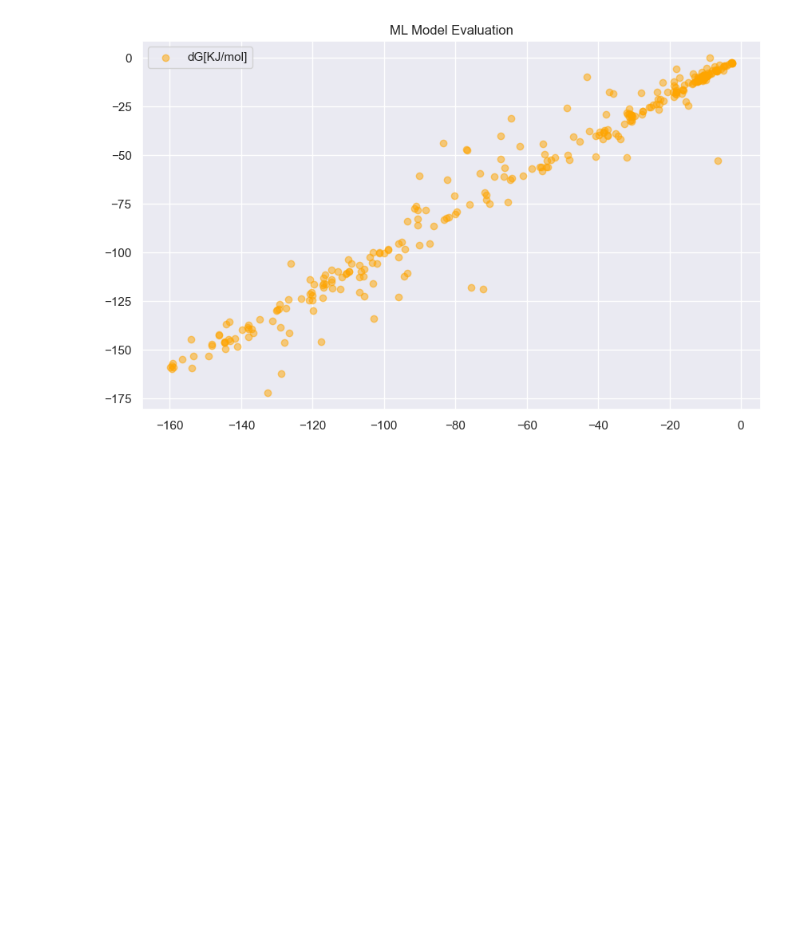
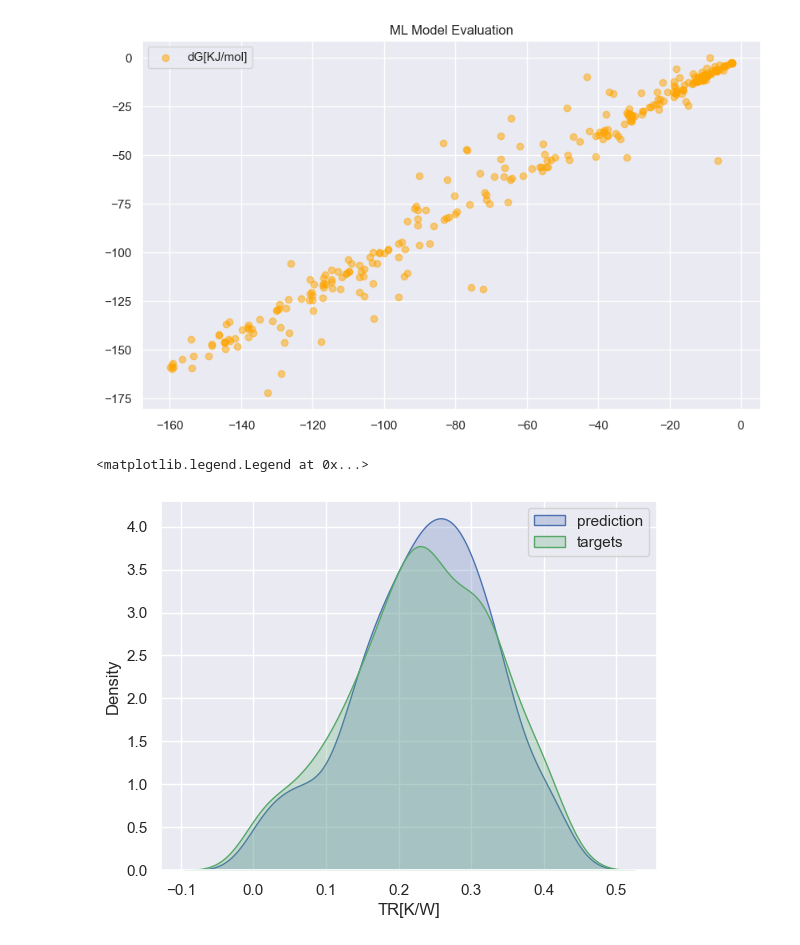
Before and after one commit to nirmalparmarphd/PulseHeatPipe, a Jupyter notebook: ml_solution_php.ipynb, the cells around one changed output. Saved outputs shown, nothing was run; the diff lists cells and outputs as text; code cells hidden in the pictures; blank space fills up the shorter version.

```diff
--- a/ml_solution_php.ipynb
+++ b/ml_solution_php.ipynb
@@ -170,6 +170,8 @@ from sklearn.compose import ColumnTransformer
 from sklearn.ensemble import RandomForestRegressor
 from sklearn.metrics import mean_absolute_error
 import matplotlib.pyplot as plt
+import seaborn as sns
+sns.set()
 
 numeric_features = ['Te[K]', 'P[bar]', 'FR']
 categorical_features = ['Fluid']
@@ -253,3 +255,10 @@ plt.legend()
 # %% [output]
 <matplotlib.legend.Legend at 0x...>
 [figure]
+# %%
+sns.kdeplot(prediction['TR[K/W]'], fill=True, color='b', label='prediction')
+sns.kdeplot(y_test['TR[K/W]'], fill=True, color='g', label='targets')
+plt.legend()
+# %% [output]
+<matplotlib.legend.Legend at 0x...>
+[figure, added]
```
Also changed, not shown: parts of 2 cells of this notebook.
